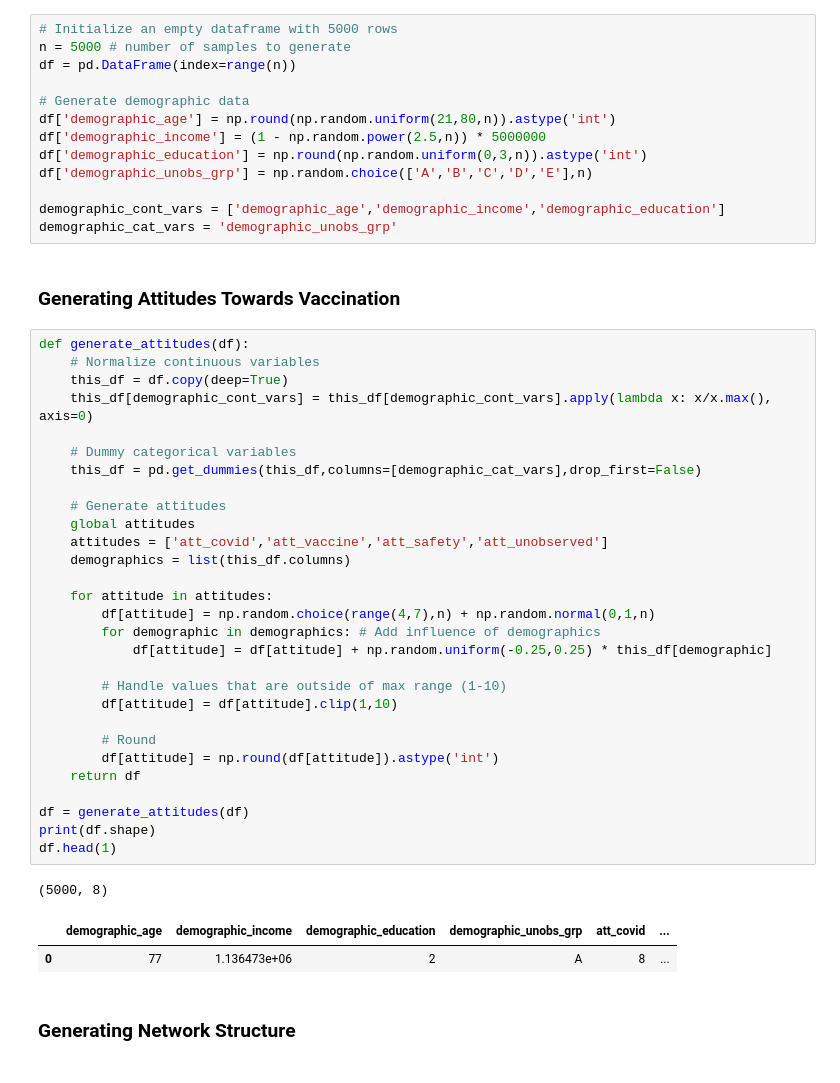
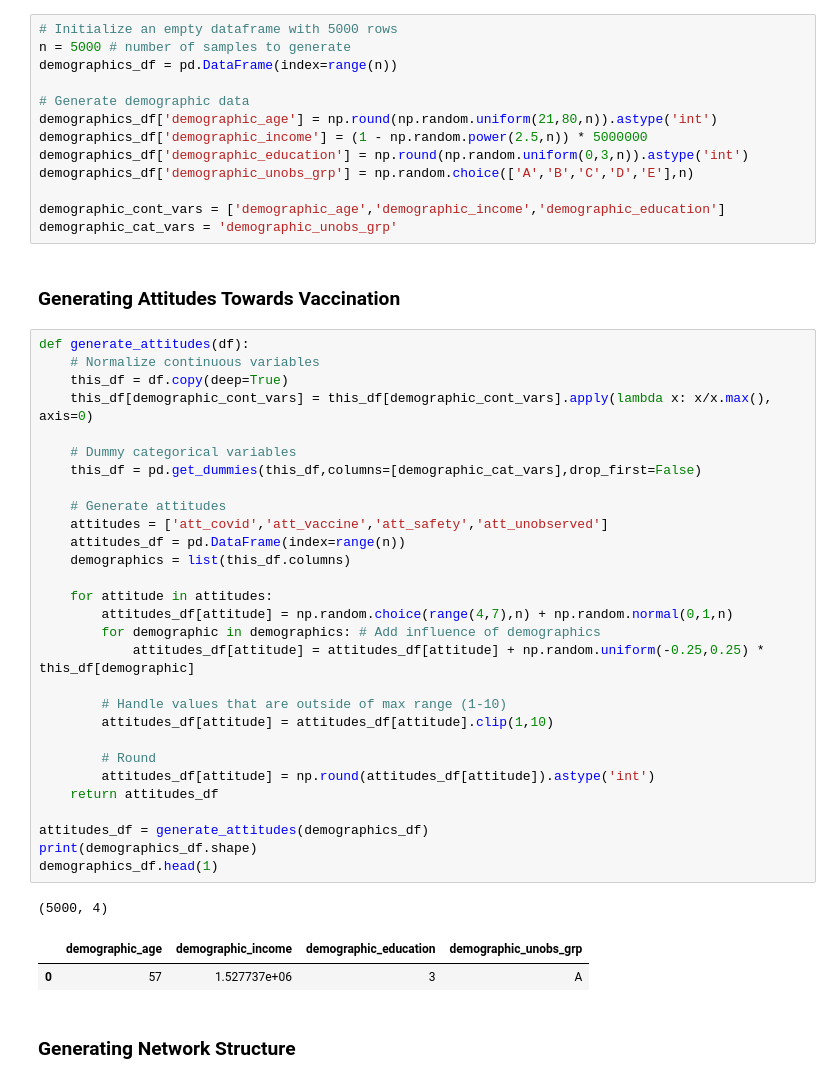
Before and after one commit to Bingsongl/vaccine_experiment_datatask, a Jupyter notebook: main.ipynb, the cells around one changed output. Cells and saved outputs as stored; diff of their text form.

```diff
--- a/main.ipynb
+++ b/main.ipynb
@@ -27,13 +31,13 @@ np.random.seed(111)
 # %%
 # Initialize an empty dataframe with 5000 rows
 n = 5000 # number of samples to generate
-df = pd.DataFrame(index=range(n))
+demographics_df = pd.DataFrame(index=range(n))
 
 # Generate demographic data
-df['demographic_age'] = np.round(np.random.uniform(21,80,n)).astype('int')
-df['demographic_income'] = (1 - np.random.power(2.5,n)) * 5000000
-df['demographic_education'] = np.round(np.random.uniform(0,3,n)).astype('int')
-df['demographic_unobs_grp'] = np.random.choice(['A','B','C','D','E'],n)
+demographics_df['demographic_age'] = np.round(np.random.uniform(21,80,n)).astype('int')
+demographics_df['demographic_income'] = (1 - np.random.power(2.5,n)) * 5000000
+demographics_df['demographic_education'] = np.round(np.random.uniform(0,3,n)).astype('int')
+demographics_df['demographic_unobs_grp'] = np.random.choice(['A','B','C','D','E'],n)
 
 demographic_cont_vars = ['demographic_age','demographic_income','demographic_education']
 demographic_cat_vars = 'demographic_unobs_grp'
@@ -42,35 +46,35 @@ demographic_cat_vars = 'demographic_unobs_grp'
 # %%
 def generate_attitudes(df):
     # Normalize continuous variables
     this_df = df.copy(deep=True)
     this_df[demographic_cont_vars] = this_df[demographic_cont_vars].apply(lambda x: x/x.max(), axis=0)
 
     # Dummy categorical variables
     this_df = pd.get_dummies(this_df,columns=[demographic_cat_vars],drop_first=False)
 
     # Generate attitudes
-    global attitudes
     attitudes = ['att_covid','att_vaccine','att_safety','att_unobserved']
+    attitudes_df = pd.DataFrame(index=range(n))
     demographics = list(this_df.columns)
 
     for attitude in attitudes:
-        df[attitude] = np.random.choice(range(4,7),n) + np.random.normal(0,1,n)
+        attitudes_df[attitude] = np.random.choice(range(4,7),n) + np.random.normal(0,1,n)
         for demographic in demographics: # Add influence of demographics
-            df[attitude] = df[attitude] + np.random.uniform(-0.25,0.25) * this_df[demographic]
+            attitudes_df[attitude] = attitudes_df[attitude] + np.random.uniform(-0.25,0.25) * this_df[demographic]
 
         # Handle values that are outside of max range (1-10)
-        df[attitude] = df[attitude].clip(1,10)
+        attitudes_df[attitude] = attitudes_df[attitude].clip(1,10)
 
         # Round
-        df[attitude] = np.round(df[attitude]).astype('int')
-    return df
+        attitudes_df[attitude] = np.round(attitudes_df[attitude]).astype('int')
+    return attitudes_df
 
-df = generate_attitudes(df)
-print(df.shape)
-df.head(1)
+attitudes_df = generate_attitudes(demographics_df)
+print(demographics_df.shape)
+demographics_df.head(1)
 # %% [output]
-(5000, 8)
+(5000, 4)
-|  | demographic_age | demographic_income | demographic_education | demographic_unobs_grp | att_covid | ... |
-| 0 | 77 | 1.136473e+06 | 2 | A | 8 | ... |
+|  | demographic_age | demographic_income | demographic_education | demographic_unobs_grp |
+| 0 | 57 | 1.527737e+06 | 3 | A |
 # %% [markdown]
 ### Generating Network Structure
```
Also changed, not shown: parts of 15 cells of this notebook, 9 other files.
